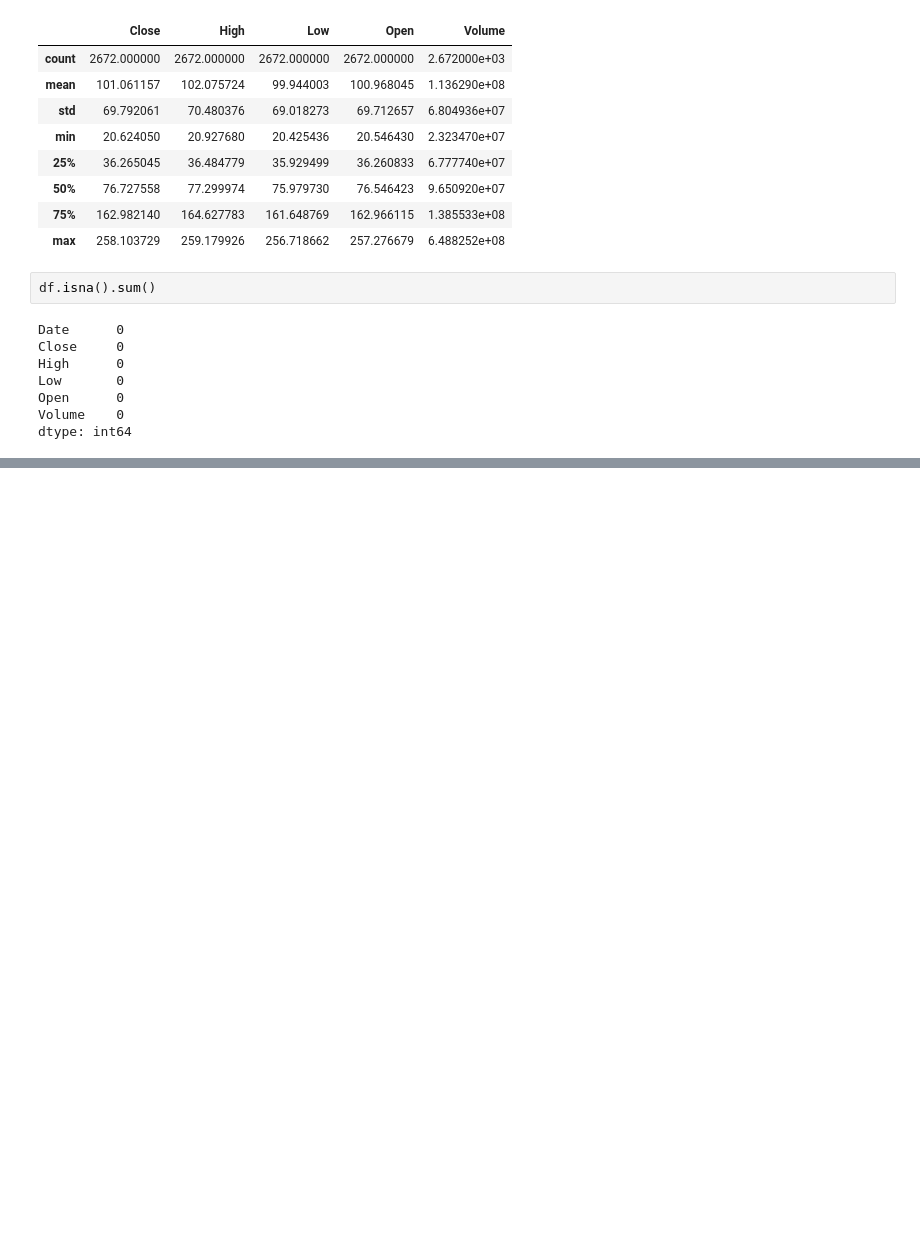
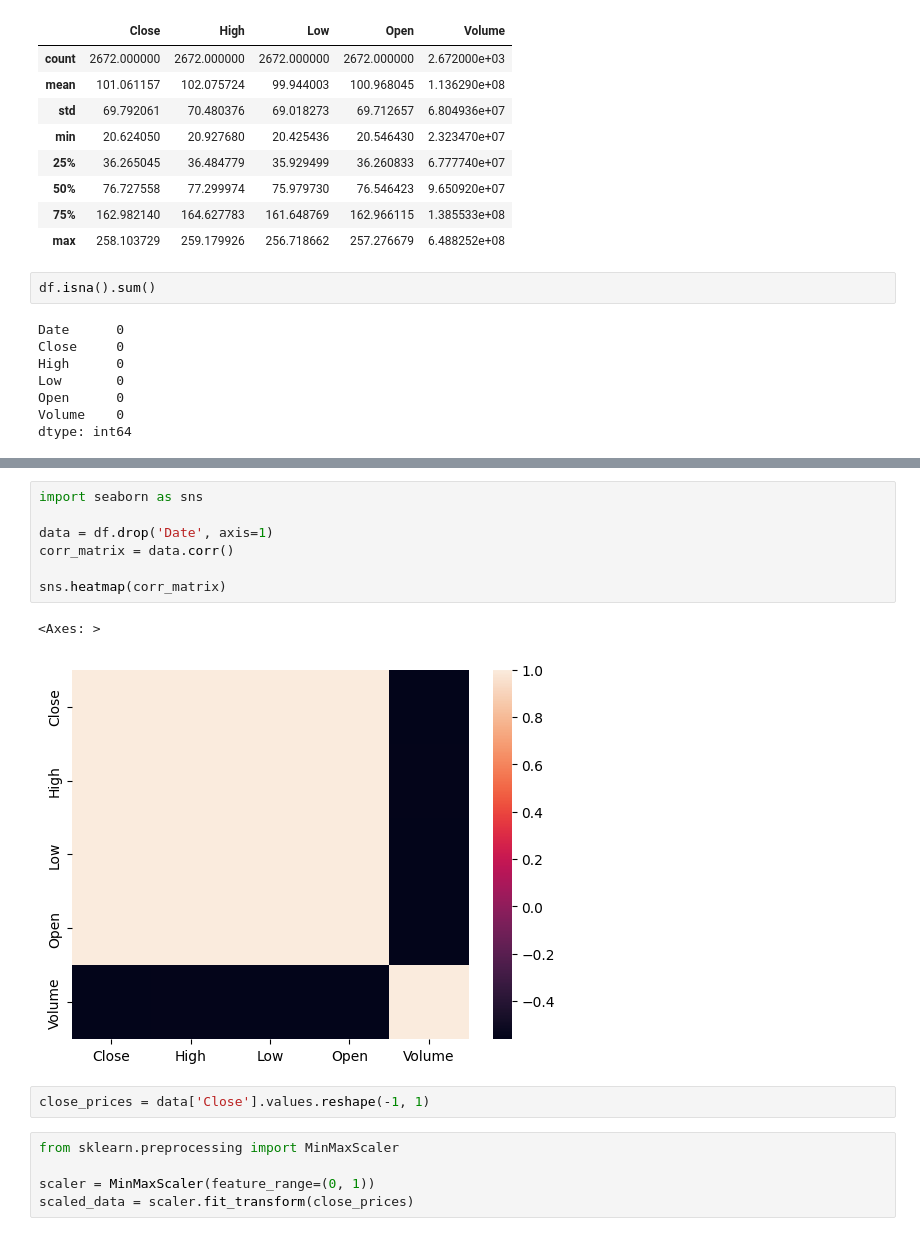
Before and after one commit to simonepietraroia/Financial-News-Sentiment-Analysis-for-Market-Impact, a Jupyter notebook: cleaning&processing.ipynb, the cells around one changed output, grey strips where cells are left out. Drawn from its saved outputs; the diff is of its cells as text; blank space fills up the shorter version.

```diff
--- a/cleaning&processing.ipynb
+++ b/cleaning&processing.ipynb
@@ -63,0 +93,17 @@ df.
+# %%
+import seaborn as sns
+
+data = df.drop('Date', axis=1)
+corr_matrix = data.corr()
+
+sns.heatmap(corr_matrix)
+# %% [output]
+<Axes: >
+[figure, added]
+# %%
+close_prices = data['Close'].values.reshape(-1, 1)
+# %%
+from sklearn.preprocessing import MinMaxScaler
+
+scaler = MinMaxScaler(feature_range=(0, 1))
+scaled_data = scaler.fit_transform(close_prices)
```
Also changed, not shown: parts of 9 cells of this notebook, 6 other files.
